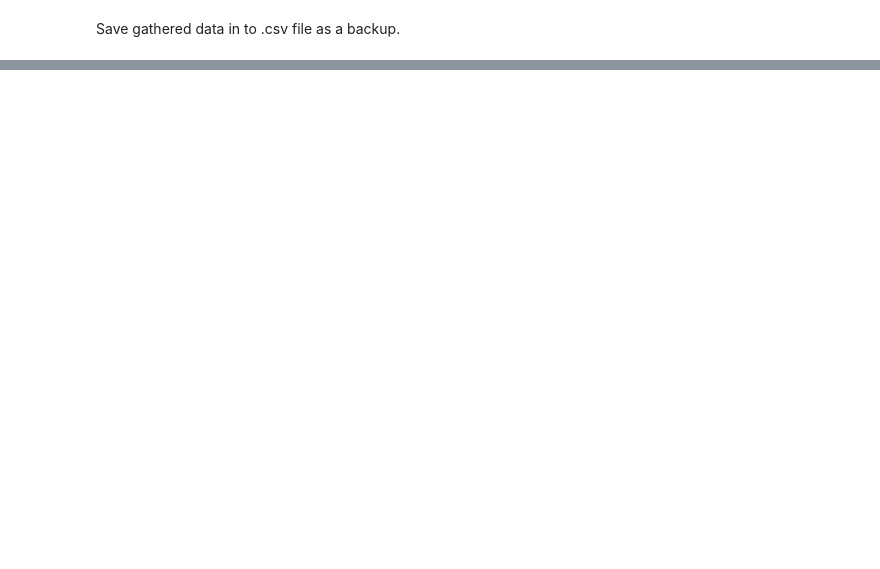
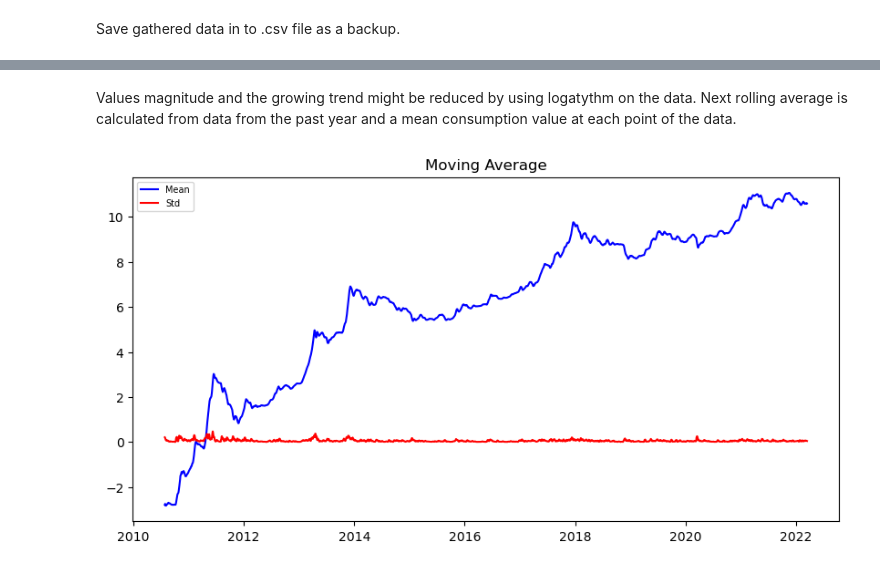
Before and after one commit to Kornugon/BTC_Price_Pred, a Jupyter notebook: BTC_Price_Prediction.ipynb, the cells around one changed output, grey strips where cells are left out. Saved outputs shown, nothing was run; the diff lists cells and outputs as text; code cells hidden in the pictures; blank space fills up the shorter version.

```diff
--- a/BTC_Price_Prediction.ipynb
+++ b/BTC_Price_Prediction.ipynb
@@ -170,0 +308,20 @@ Current df has to be refactored.
+# %% [markdown]
+Values magnitude and the growing trend might be reduced by using logatythm on the data.
+Next rolling average is calculated from data from the past year and a mean consumption value at each point of the data.
+# %%
+# if not stationary then eliminate trend
+# eliminate trend
+
+df_log = np.log(df_close)
+
+roll_mean = df_log.rolling(12).mean()
+roll_std = df_log.rolling(12).std()
+
+plt.figure(figsize=(10,5), dpi=100)
+plt.title('Moving Average')
+plt.plot(roll_mean, "blue", label = "Mean")
+plt.plot(roll_std, "red", label = "Std")
+plt.legend(loc='upper left', fontsize=7)
+plt.show()
+# %% [output]
+[figure, added]
```
Also changed, not shown: parts of 105 cells of this notebook, 2 other files.
